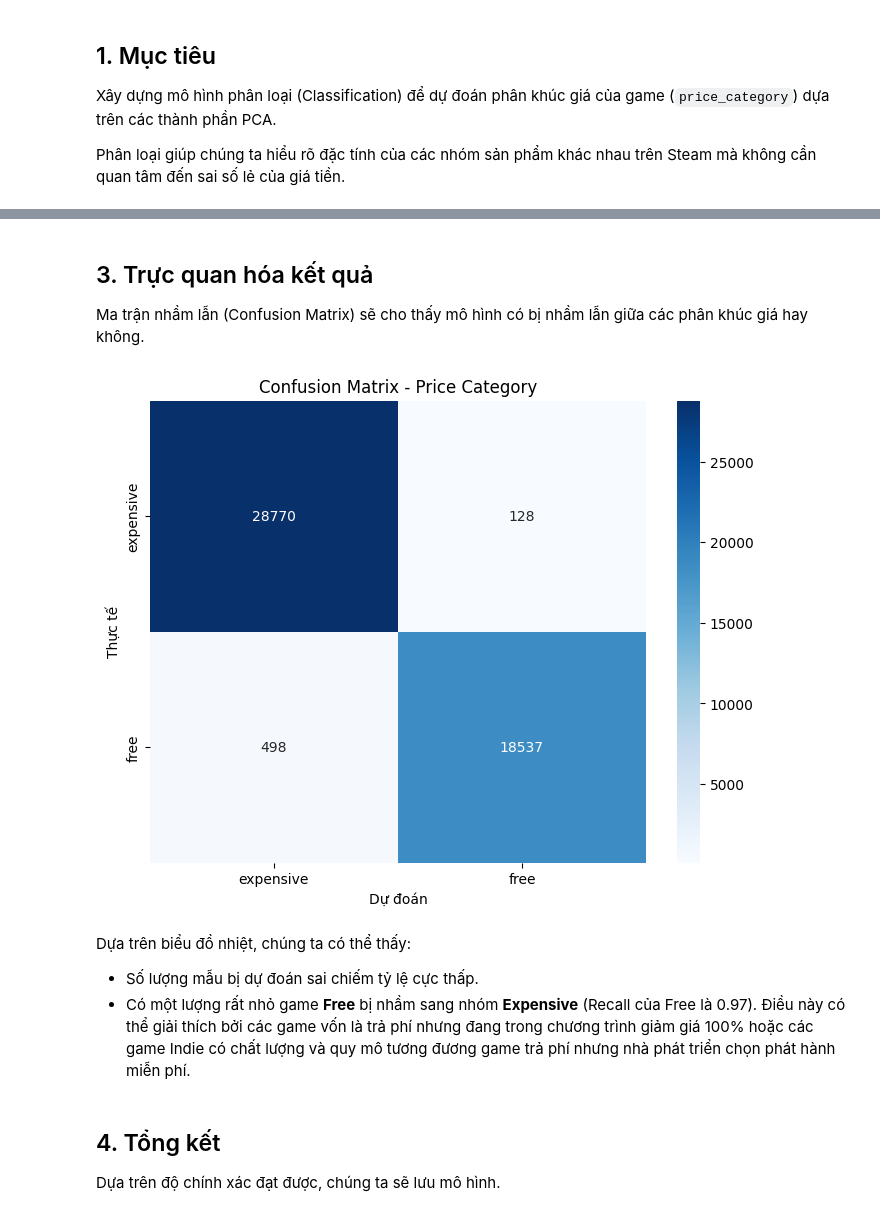
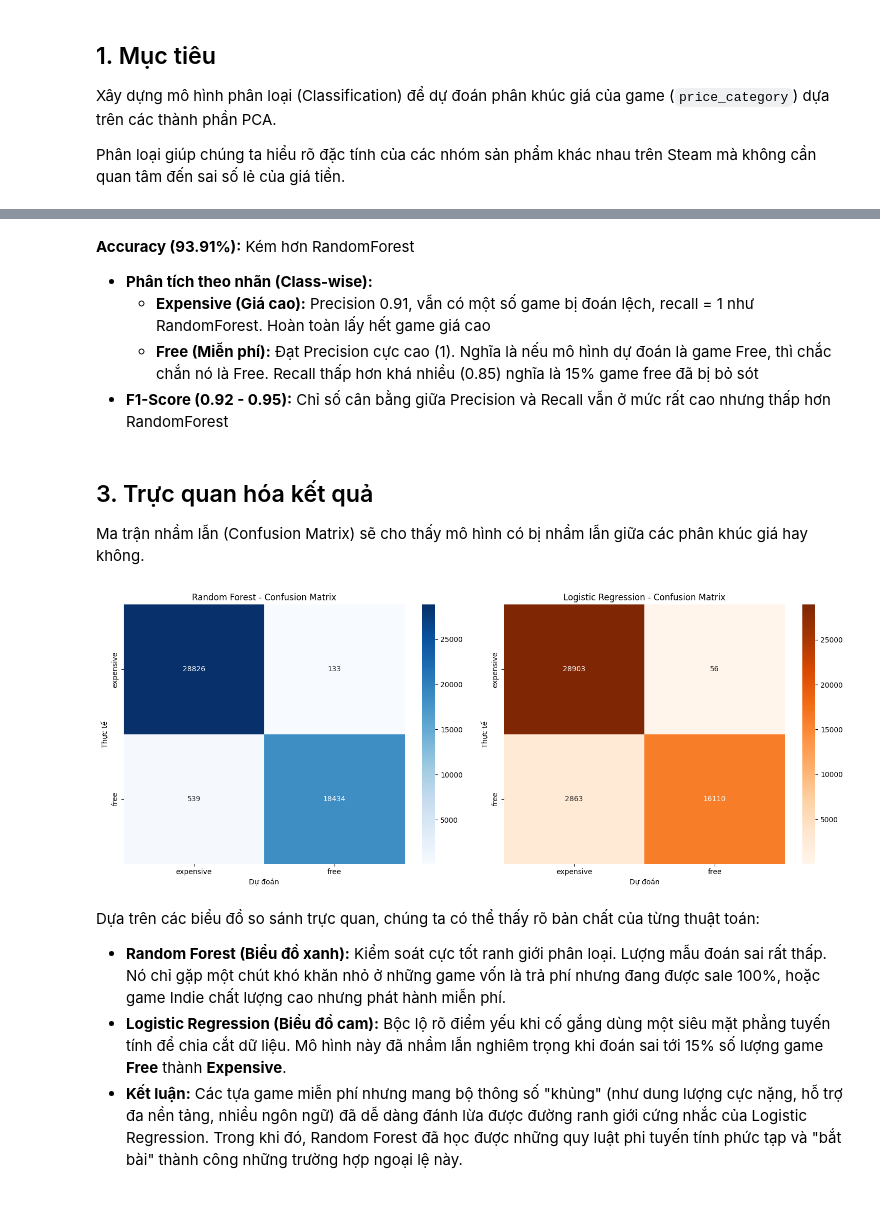
Before and after one commit to nthanhdung2k6ptit/steam-games-data-science, a Jupyter notebook: notebooks/04_classification.ipynb, the cells around one changed output, grey strips where cells are left out. Saved outputs shown, nothing was run; the diff lists cells and outputs as text; code cells hidden in the pictures.

Commit message:
regression and clasification

```diff
--- a/notebooks/04_classification.ipynb
+++ b/notebooks/04_classification.ipynb
@@ -35,6 +35,6 @@ Chúng ta sử dụng thuật toán Random Forest vì khả năng xử lý tốt
 # %%
-clf_model = train_classification_model(X_train, y_train)
-y_pred_clf = clf_model.predict(X_test)
-clf_metrics = evaluate_classification(y_test, y_pred_clf, model_name="Price Category Classifier")
+rfc_model = train_classification_model(X_train, y_train, model_type='rfc')
+y_pred_rfc = rfc_model.predict(X_test)
+rfc_metrics = evaluate_classification(y_test, y_pred_rfc, model_name="Price Category Classifier")
 # %% [output]
 --- Price Category Classifier Classification Metrics ---
@@ -57,0 +60,4 @@ weighted avg       0.99      0.99      0.99     47933
+# %%
+lr_model = train_classification_model(X_train, y_train, model_type='whatever')
+y_pred_lr = lr_model.predict(X_test)
+lr_metrics = evaluate_classification(y_test, y_pred_lr, model_name="Logistic Regression")
@@ -58,24 +77,43 @@ weighted avg       0.99      0.99      0.99     47933
+# %% [markdown]
+ **Accuracy (93.91%):** Kém hơn RandomForest
+* **Phân tích theo nhãn (Class-wise):**
+    * **Expensive (Giá cao):** Precision 0.91, vẫn có một số game bị đoán lệch, recall = 1 như RandomForest. Hoàn toàn lấy hết game giá cao
+    * **Free (Miễn phí):** Đạt Precision cực cao (1). Nghĩa là nếu mô hình dự đoán là game Free, thì chắc chắn nó là Free. Recall thấp hơn khá nhiều (0.85) nghĩa là 15% game free đã bị bỏ sót
+* **F1-Score (0.92 - 0.95):** Chỉ số cân bằng giữa Precision và Recall vẫn ở mức rất cao nhưng thấp hơn RandomForest
 # %% [markdown]
 ## 3. Trực quan hóa kết quả
 Ma trận nhầm lẫn (Confusion Matrix) sẽ cho thấy mô hình có bị nhầm lẫn giữa các phân khúc giá hay không.
 # %%
 from sklearn.metrics import confusion_matrix
+import matplotlib.pyplot as plt
+import seaborn as sns
 
-cm = confusion_matrix(y_test, y_pred_clf)
-plt.figure(figsize=(8, 6))
-sns.heatmap(cm, annot=True, fmt='d', cmap='Blues',
-            xticklabels=clf_model.classes_,
-            yticklabels=clf_model.classes_)
-plt.title('Confusion Matrix - Price Category')
-plt.ylabel('Thực tế')
-plt.xlabel('Dự đoán')
+cm_rfc = confusion_matrix(y_test, y_pred_rfc)
+cm_lr = confusion_matrix(y_test, y_pred_lr)
+
+fig, axes = plt.subplots(1, 2, figsize=(15, 6))
+
+sns.heatmap(cm_rfc, annot=True, fmt='d', cmap='Blues',
+            xticklabels=rfc_model.classes_,
+            yticklabels=rfc_model.classes_, ax=axes[0])
+axes[0].set_title('Random Forest - Confusion Matrix')
+axes[0].set_ylabel('Thực tế')
+axes[0].set_xlabel('Dự đoán')
+
+sns.heatmap(cm_lr, annot=True, fmt='d', cmap='Oranges',
+            xticklabels=lr_model.classes_,
+            yticklabels=lr_model.classes_, ax=axes[1])
+axes[1].set_title('Logistic Regression - Confusion Matrix')
+axes[1].set_ylabel('Thực tế')
+axes[1].set_xlabel('Dự đoán')
+
+plt.tight_layout()
 plt.show()
 # %% [output]
-[figure, old version]
+[figure, new version]
 # %% [markdown]
-Dựa trên biểu đồ nhiệt, chúng ta có thể thấy:
-* Số lượng mẫu bị dự đoán sai chiếm tỷ lệ cực thấp.
-* Có một lượng rất nhỏ game **Free** bị nhầm sang nhóm **Expensive** (Recall của Free là 0.97). Điều này có thể giải thích bởi các game vốn là trả phí nhưng đang trong chương trình giảm giá 100% hoặc các game Indie có chất lượng và quy mô tương đương game trả phí nhưng nhà phát triển chọn phát hành miễn phí.
+Dựa trên các biểu đồ so sánh trực quan, chúng ta có thể thấy rõ bản chất của từng thuật toán:
+
+* **Random Forest (Biểu đồ xanh):** Kiểm soát cực tốt ranh giới phân loại. Lượng mẫu đoán sai rất thấp. Nó chỉ gặp một chút khó khăn nhỏ ở những game vốn là trả phí nhưng đang được sale 100%, hoặc game Indie chất lượng cao nhưng phát hành miễn phí.
+* **Logistic Regression (Biểu đồ cam):** Bộc lộ rõ điểm yếu khi cố gắng dùng một siêu mặt phẳng tuyến tính để chia cắt dữ liệu. Mô hình này đã nhầm lẫn nghiêm trọng khi đoán sai tới 15% số lượng game **Free** thành **Expensive**.
+* **Kết luận:** Các tựa game miễn phí nhưng mang bộ thông số "khủng" (như dung lượng cực nặng, hỗ trợ đa nền tảng, nhiều ngôn ngữ) đã dễ dàng đánh lừa được đường ranh giới cứng nhắc của Logistic Regression. Trong khi đó, Random Forest đã học được những quy luật phi tuyến tính phức tạp và "bắt bài" thành công những trường hợp ngoại lệ này.
-# %% [markdown]
-## 4. Tổng kết
-Dựa trên độ chính xác đạt được, chúng ta sẽ lưu mô hình.
```
Also changed, not shown: parts of 7 cells of this notebook, 4 other files.
